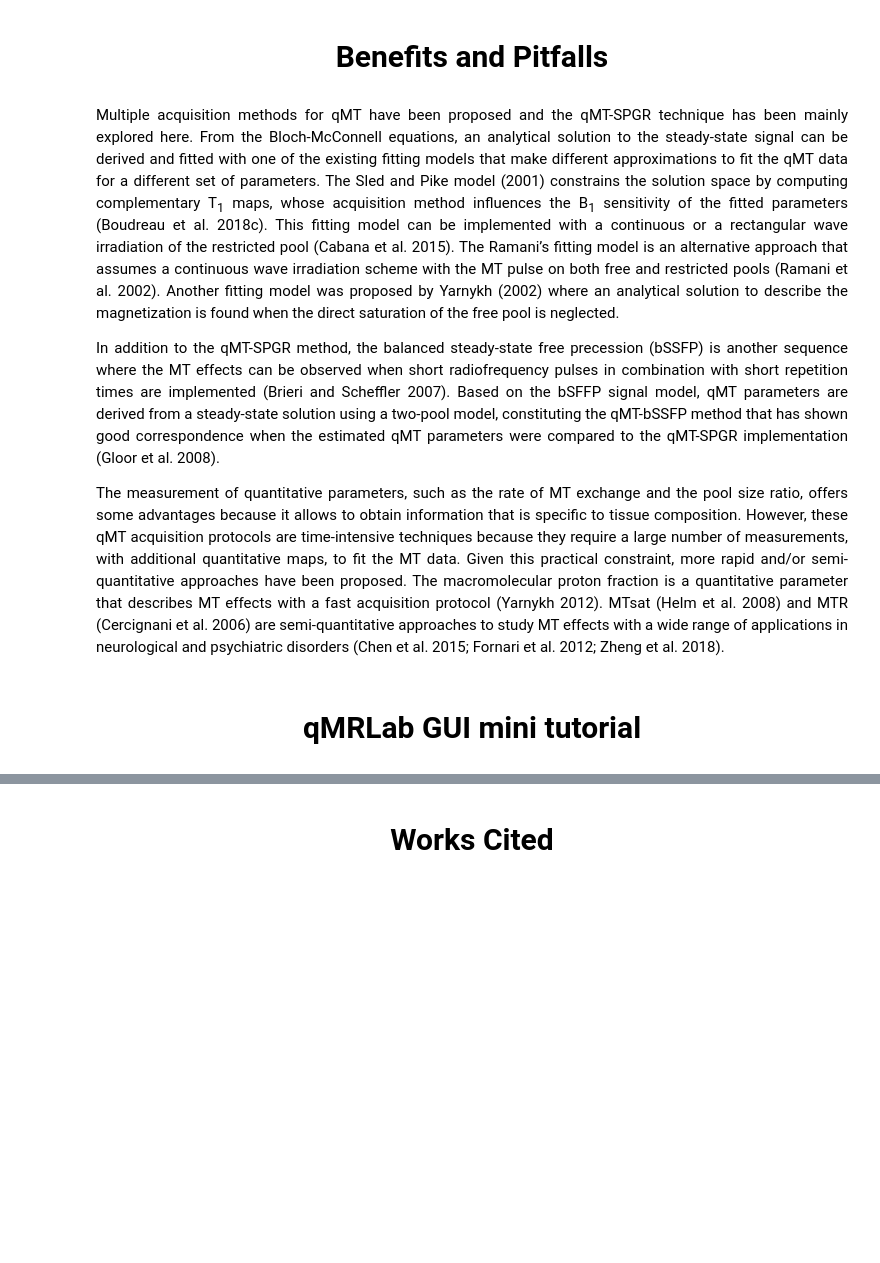
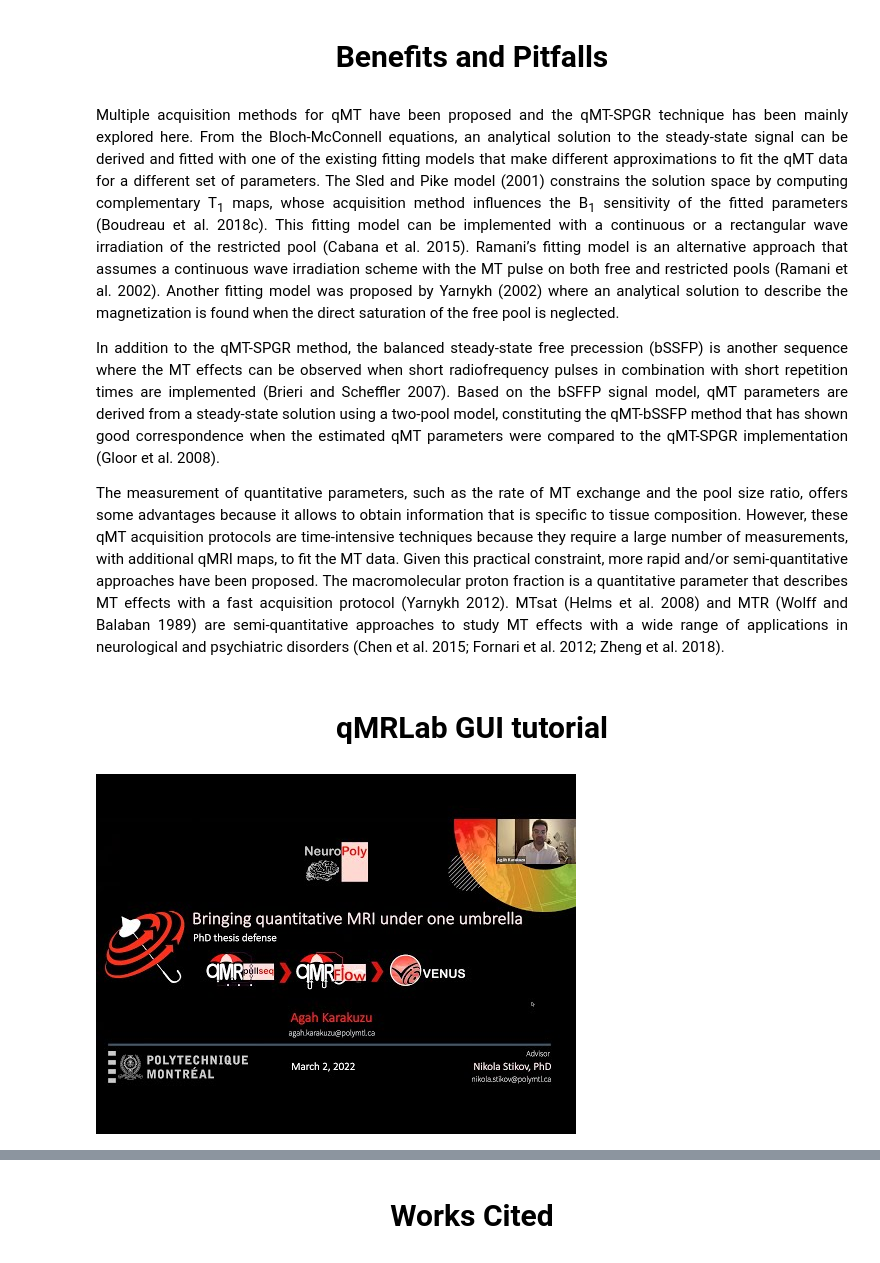
Before and after one commit to jvelazquez-reyes/qMT_tutorial-ISMRM2022, a Jupyter notebook: qMT.ipynb, the cells around one changed output, grey strips where cells are left out. Cells and saved outputs as stored; diff of their text form; code cells hidden in the pictures; blank space fills up the shorter version.

Commit message:
Update m files and equations

```diff
--- a/qMT.ipynb
+++ b/qMT.ipynb
@@ -1128,7 +1168,7 @@ hide_toggle()
 # %% [markdown]
 <div class=blog_body>
 <p style="text-align:justify;">
-Multiple acquisition methods for qMT have been proposed and the qMT-SPGR technique has been mainly explored here. From the Bloch-McConnell equations, an analytical solution to the steady-state signal can be derived and fitted with one of the existing fitting models that make different approximations to fit the qMT data for a different set of parameters. The Sled and Pike model (2001) constrains the solution space by computing complementary T<sub>1</sub> maps, whose acquisition method influences the B<sub>1</sub> sensitivity of the fitted parameters (Boudreau et al. 2018c). This fitting model can be implemented with a continuous or a rectangular wave irradiation of the restricted pool (Cabana et al. 2015). The Ramani’s fitting model is an alternative approach that assumes a continuous wave irradiation scheme with the MT pulse on both free and restricted pools (Ramani et al. 2002). Another fitting model was proposed by Yarnykh (2002) where an analytical solution to describe the magnetization is found when the direct saturation of the free pool is neglected.
+Multiple acquisition methods for qMT have been proposed and the qMT-SPGR technique has been mainly explored here. From the Bloch-McConnell equations, an analytical solution to the steady-state signal can be derived and fitted with one of the existing fitting models that make different approximations to fit the qMT data for a different set of parameters. The Sled and Pike model (2001) constrains the solution space by computing complementary T<sub>1</sub> maps, whose acquisition method influences the B<sub>1</sub> sensitivity of the fitted parameters (Boudreau et al. 2018c). This fitting model can be implemented with a continuous or a rectangular wave irradiation of the restricted pool (Cabana et al. 2015). Ramani’s fitting model is an alternative approach that assumes a continuous wave irradiation scheme with the MT pulse on both free and restricted pools (Ramani et al. 2002). Another fitting model was proposed by Yarnykh (2002) where an analytical solution to describe the magnetization is found when the direct saturation of the free pool is neglected.
 </p>
 
 <p style="text-align:justify;">
@@ -1136,10 +1176,15 @@ In addition to the qMT-SPGR method, the balanced steady-state free precession (b
 </p>
 
 <p style="text-align:justify;">
-The measurement of quantitative parameters, such as the rate of MT exchange and the pool size ratio, offers some advantages because it allows to obtain information that is specific to tissue composition. However, these qMT acquisition protocols are time-intensive techniques because they require a large number of measurements, with additional quantitative maps, to fit the MT data. Given this practical constraint, more rapid and/or semi-quantitative approaches have been proposed. The macromolecular proton fraction is a quantitative parameter that describes MT effects with a fast acquisition protocol (Yarnykh 2012). MTsat (Helm et al. 2008) and MTR (Cercignani et al. 2006) are semi-quantitative approaches to study MT effects with a wide range of applications in neurological and psychiatric disorders (Chen et al. 2015; Fornari et al. 2012; Zheng et al. 2018).
+The measurement of quantitative parameters, such as the rate of MT exchange and the pool size ratio, offers some advantages because it allows to obtain information that is specific to tissue composition. However, these qMT acquisition protocols are time-intensive techniques because they require a large number of measurements, with additional qMRI maps, to fit the MT data. Given this practical constraint, more rapid and/or semi-quantitative approaches have been proposed. The macromolecular proton fraction is a quantitative parameter that describes MT effects with a fast acquisition protocol (Yarnykh 2012). MTsat (Helms et al. 2008) and MTR (Wolff and Balaban 1989) are semi-quantitative approaches to study MT effects with a wide range of applications in neurological and psychiatric disorders (Chen et al. 2015; Fornari et al. 2012; Zheng et al. 2018).
 </p>
 </div>
 # %% [markdown]
-<center> <h2 style="font-family:timesnewroman;font-size:30px">qMRLab GUI mini tutorial</h2> </center>
+<center> <h2 style="font-family:timesnewroman;font-size:30px">qMRLab GUI tutorial</h2> </center>
+# %%
+video = YouTubeVideo("AeEU8dB6cAA")
+display(video)
+# %% [output]
+[figure, added]
 # %% [markdown]
 <div class=blog_body>
```
Also changed, not shown: parts of 34 cells of this notebook, 15 other files.
